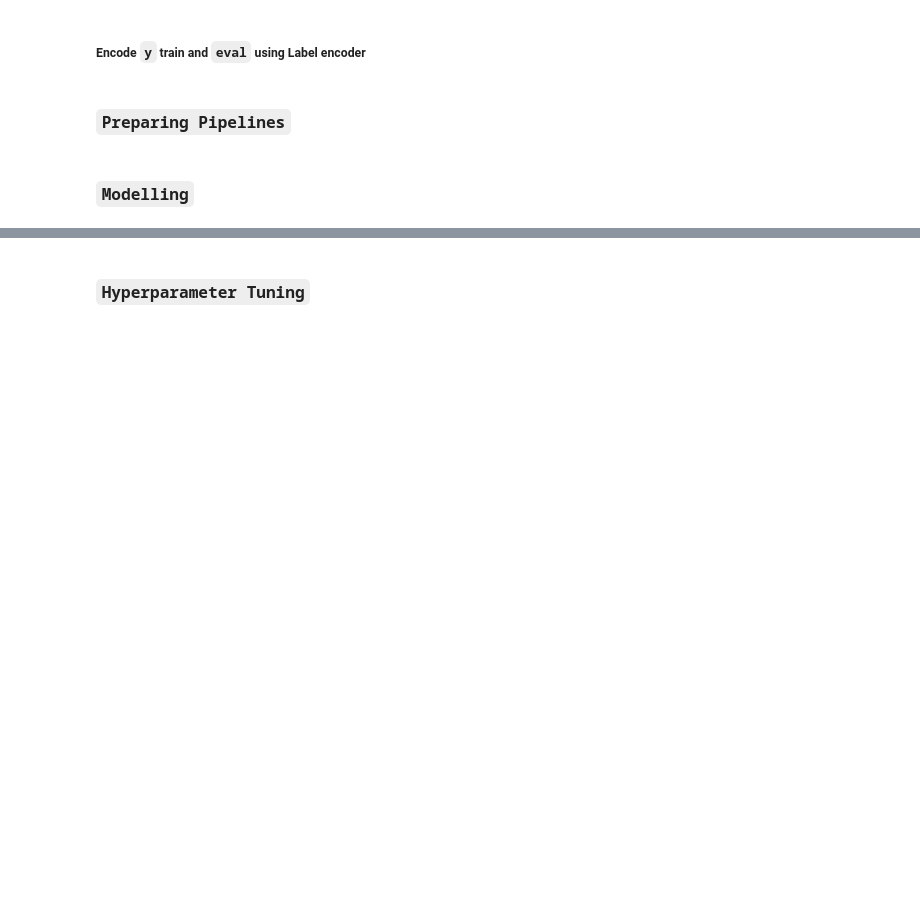
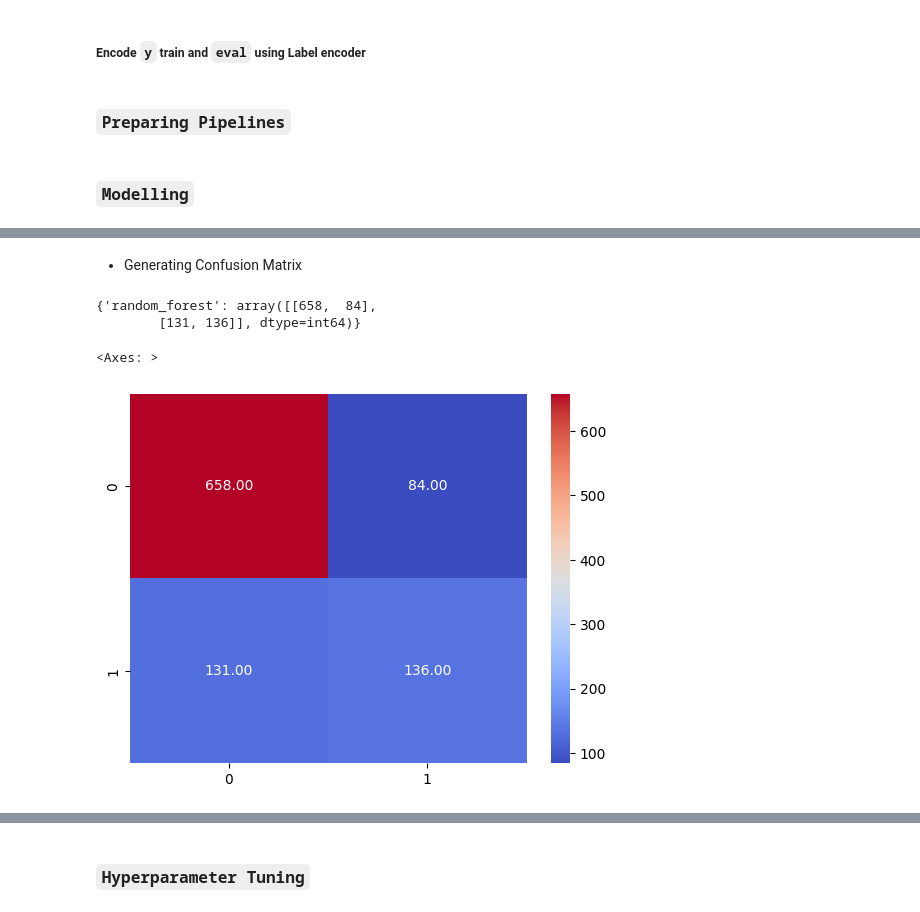
Before and after one commit to heldana30/Customer_Churn_Prediction, a Jupyter notebook: customer_churn_prediction.ipynb, the cells around one changed output, grey strips where cells are left out. Saved outputs shown, nothing was run; the diff lists cells and outputs as text; code cells hidden in the pictures; blank space fills up the shorter version.

```diff
--- a/customer_churn_prediction.ipynb
+++ b/customer_churn_prediction.ipynb
@@ -1306,0 +1247,20 @@ for model_name, classifier in models:
+# %% [markdown]
+- Generating Confusion Matrix
+# %%
+all_confusion_matrix = {}
+
+# Generate the confusion matrix
+conf_matrix = confusion_matrix(y_eval_encoded, y_pred)
+
+all_confusion_matrix[model_name] = conf_matrix
+
+all_confusion_matrix
+# %% [output]
+{'random_forest': array([[658,  84],
+        [131, 136]], dtype=int64)}
+# %%
+forest_matrix = all_confusion_matrix['random_forest']
+sns.heatmap(forest_matrix, annot = True, cmap = 'coolwarm', fmt = '.2f')
+# %% [output]
+<Axes: >
+[figure, added]
```
Also changed, not shown: parts of 21 cells of this notebook, 1 other file.
